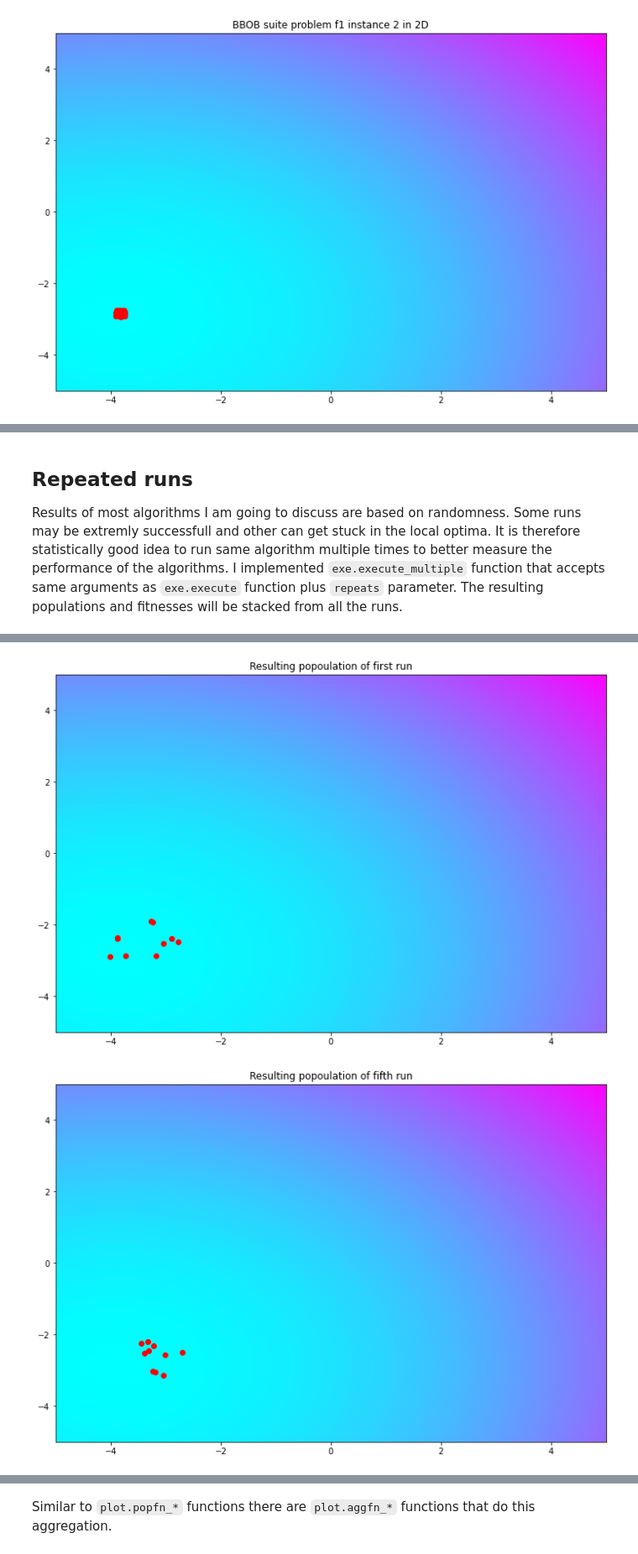
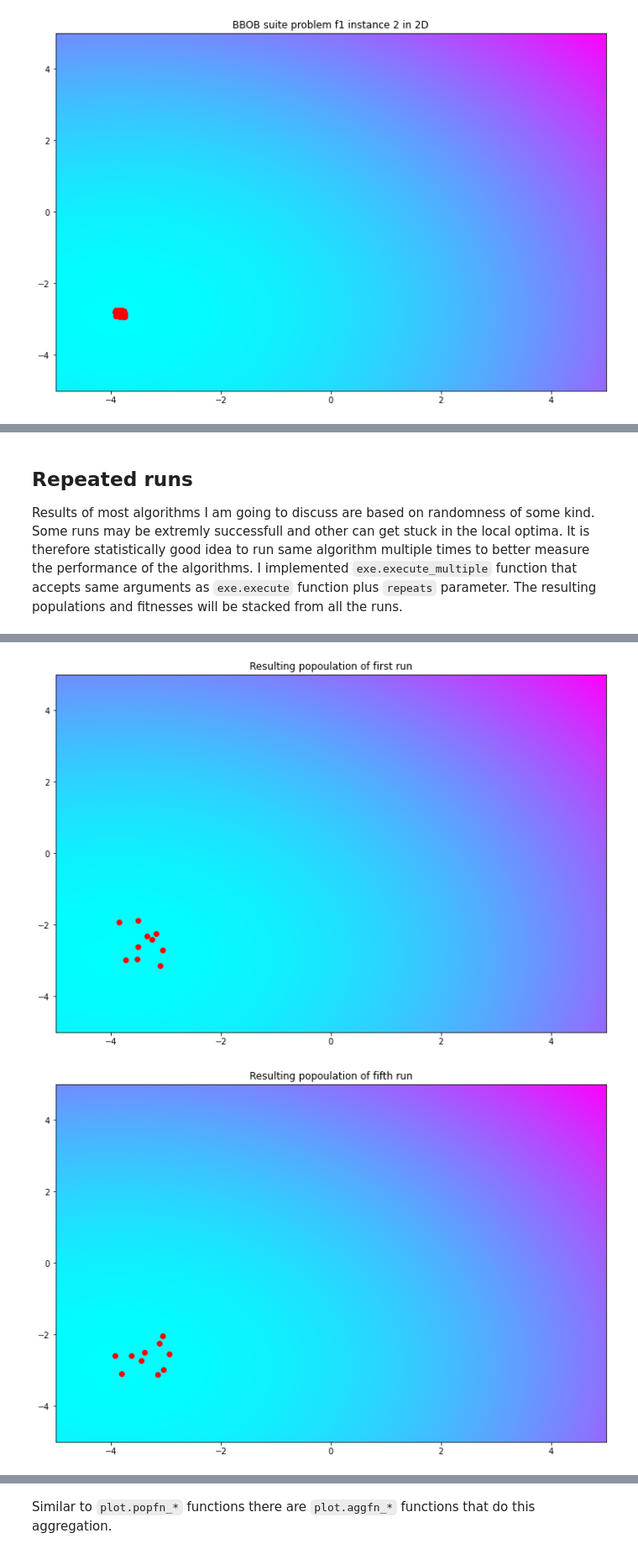
Before and after one commit to PatrikValkovic/ParticleSwarmOptimization, a Jupyter notebook: introduction.ipynb, the cells around one changed output, grey strips where cells are left out. Shown at 84% size. Cells and saved outputs as stored; diff of their text form; code cells hidden in the pictures.

```diff
--- a/introduction.ipynb
+++ b/introduction.ipynb
@@ -60,7 +70,7 @@ I will not apply the `numeric_gradient_descent` strategy on that function using
 # %%
 populations, evaluations = exe.execute(
     function=function,
-    algorithm=functools.partial(numeric_gradient_descent, gradient_step=1e-6, computation_step=0.1),
+    algorithm=functools.partial(strategies.numeric_gradient_descent, gradient_step=1e-6, computation_step=0.02),
     population_size=10,
     generations=100,
     initialization=np.random.uniform,
@@ -103,7 +113,7 @@ with fn.get_suite_wrapper(dimension=[2], function_indices=[1]) as suite:
     for function in suite:
         populations, evaluations = exe.execute(
             function,
-            functools.partial(numeric_gradient_descent, gradient_step=1e-6, computation_step=0.02),
+            functools.partial(strategies.numeric_gradient_descent, gradient_step=1e-6, computation_step=0.02),
             show_progress=True
         )
 
@@ -166,13 +176,13 @@ plt.show();
 # %% [markdown]
 ## Repeated runs
 
-Results of most algorithms I am going to discuss are based on randomness. Some runs may be extremly successfull and other can get stuck in the local optima. It is therefore statistically good idea to run same algorithm multiple times to better measure the performance of the algorithms. I implemented `exe.execute_multiple` function that accepts same arguments as `exe.execute` function plus `repeats` parameter. The resulting populations and fitnesses will be stacked from all the runs.
+Results of most algorithms I am going to discuss are based on randomness of some kind. Some runs may be extremly successfull and other can get stuck in the local optima. It is therefore statistically good idea to run same algorithm multiple times to better measure the performance of the algorithms. I implemented `exe.execute_multiple` function that accepts same arguments as `exe.execute` function plus `repeats` parameter. The resulting populations and fitnesses will be stacked from all the runs.
 # %%
 with fn.get_suite_wrapper(dimension=[2], function_indices=[1]) as suite:
     for function in suite:
         populations, evaluations = exe.execute_multiple(
             function,
-            functools.partial(numeric_gradient_descent, gradient_step=1e-6, computation_step=0.01),
+            functools.partial(strategies.numeric_gradient_descent, gradient_step=1e-6, computation_step=0.01),
             population_size=10,
             show_progress=True,
             repeats=100
@@ -185,3 +195,3 @@ with fn.get_suite_wrapper(dimension=[2], function_indices=[1]) as suite:
-[figure, old version]
+[figure, new version]
-[figure, old version]
+[figure, new version]
 # %% [markdown]
```
Also changed, not shown: parts of 25 cells of this notebook, 5 other files.
